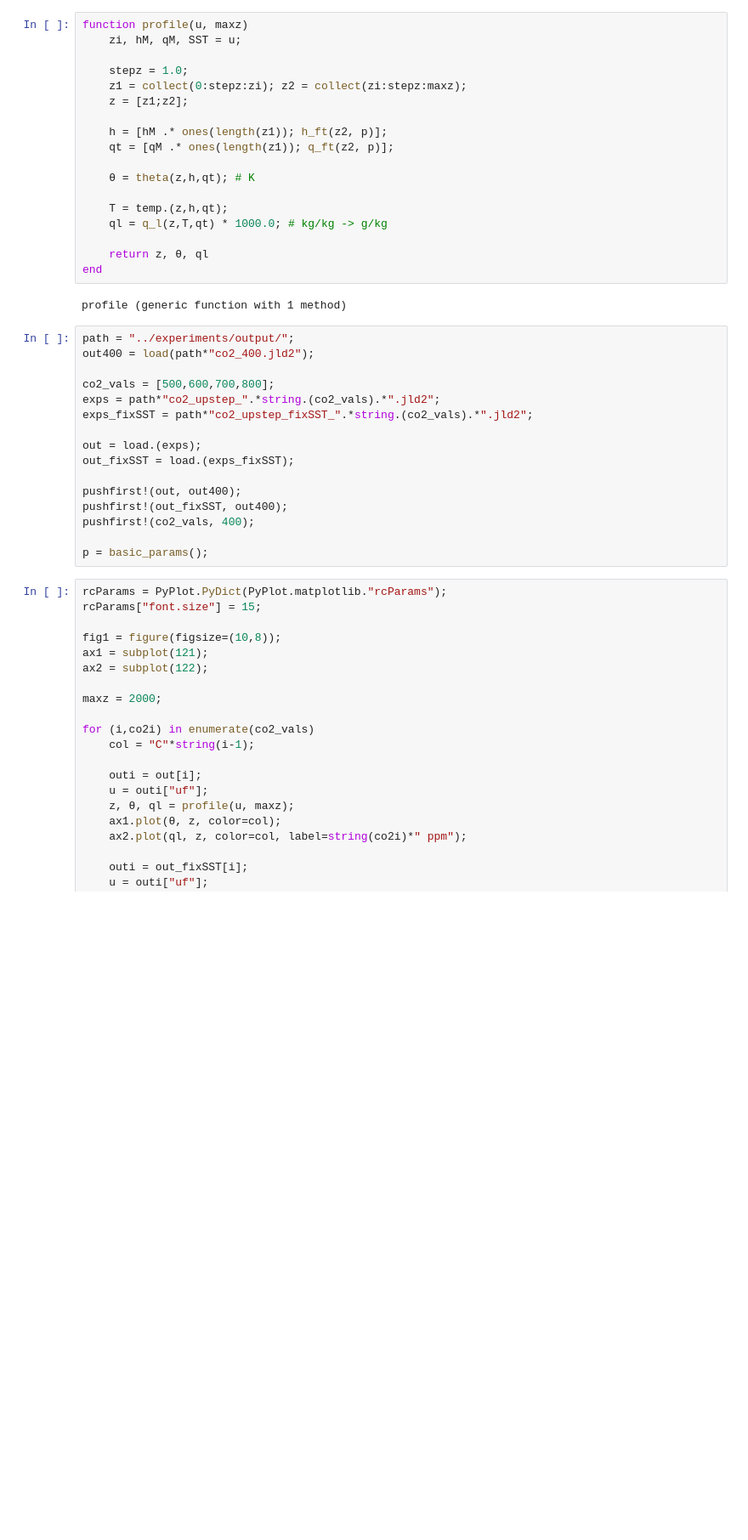
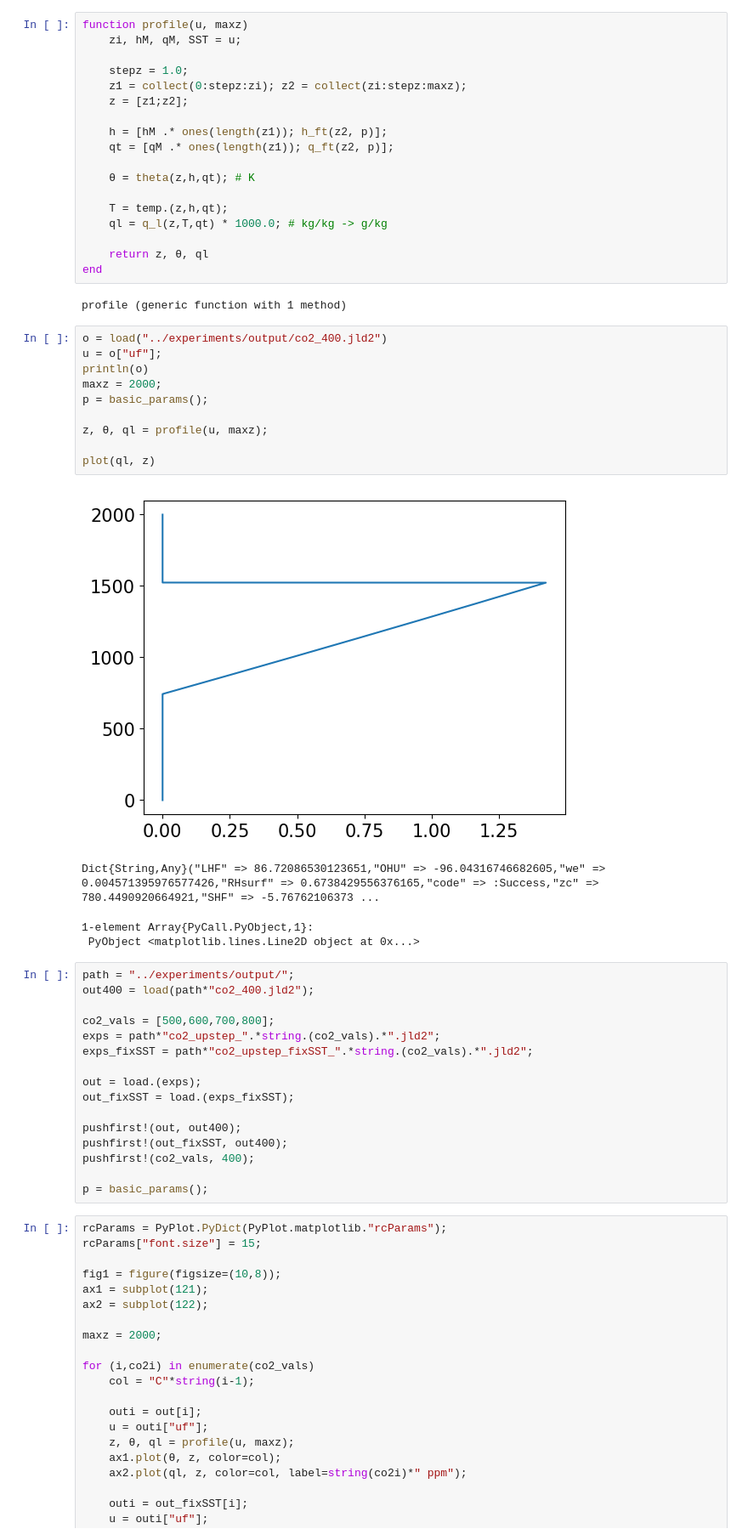
Before and after one commit to claresinger/MixedLayerModel.jl, a Jupyter notebook: plotting/co2_profiles.ipynb, the cells around one changed output. Shown at 85% size. Saved outputs shown, nothing was run; the diff lists cells and outputs as text; blank space fills up the shorter version.

```diff
--- a/plotting/co2_profiles.ipynb
+++ b/plotting/co2_profiles.ipynb
@@ -23,6 +23,21 @@ function profile(u, maxz)
 end
 # %% [output]
 profile (generic function with 1 method)
+# %%
+o = load("../experiments/output/co2_400.jld2")
+u = o["uf"];
+println(o)
+maxz = 2000;
+p = basic_params();
+
+z, θ, ql = profile(u, maxz);
+
+plot(ql, z)
+# %% [output]
+[figure, added]
+Dict{String,Any}("LHF" => 86.72086530123651,"OHU" => -96.04316746682605,"we" => 0.004571395976577426,"RHsurf" => 0.6738429556376165,"code" => :Success,"zc" => 780.4490920664921,"SHF" => -5.76762106373 ...
+1-element Array{PyCall.PyObject,1}:
+ PyObject <matplotlib.lines.Line2D object at 0x...>
 # %%
 path = "../experiments/output/";
 out400 = load(path*"co2_400.jld2");
```
Also changed, not shown: parts of 1 cell of this notebook, 6 other files.
